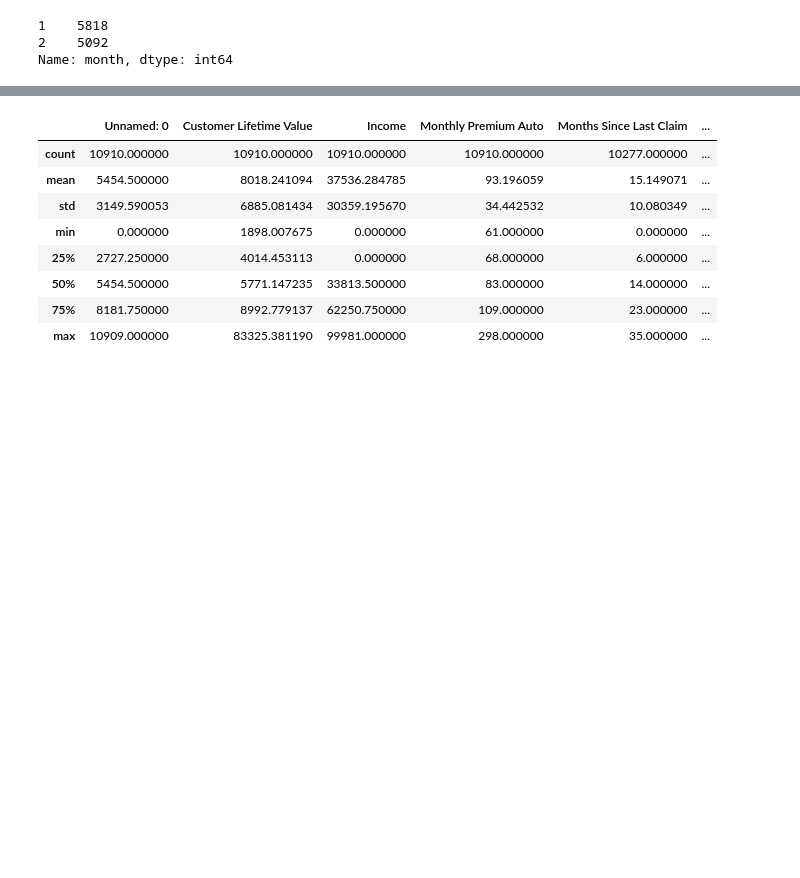
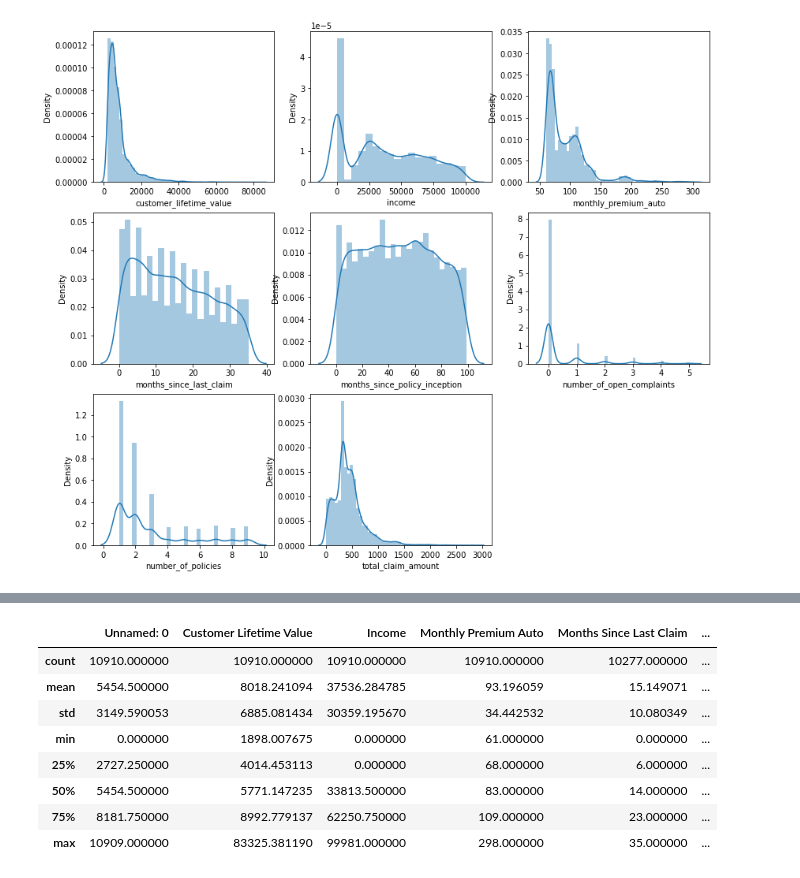
Before and after one commit to Romes-Kalt/Customer_Data_Analysis, a Jupyter notebook: activity3.ipynb, the cells around one changed output, grey strips where cells are left out. Cells and saved outputs as stored; diff of their text form; code cells hidden in the pictures; blank space fills up the shorter version.

```diff
--- a/activity3.ipynb
+++ b/activity3.ipynb
@@ -28,6 +27,0 @@ raw_df["month"] = list(map(extract_month, raw_df["Effective To Date"]))
-# %%
-raw_df["month"].value_counts()
-# %% [output]
-1    5818
-2    5092
-Name: month, dtype: int64
@@ -33,0 +49,13 @@ Name: month, dtype: int64
+# %%
+def distrib_plots(num_df):
+    """creates plot for every column, checks column is numerical and automatically adjusts the grid matrix"""
+    matrix_size = math.ceil(len(num_df)**0.5)
+    plt.figure(figsize = (14,12))
+    for i, col in enumerate(num_df.columns, 1):
+        if is_numeric_dtype(num_df[col]):
+            plt.subplot(3,3,i)
+            sns.distplot(num_df[col], kde=True)
+# %%
+distrib_plots(numerical_df)
+# %% [output]
+[figure, added]
```
Also changed, not shown: parts of 21 cells of this notebook, 1 other file.
